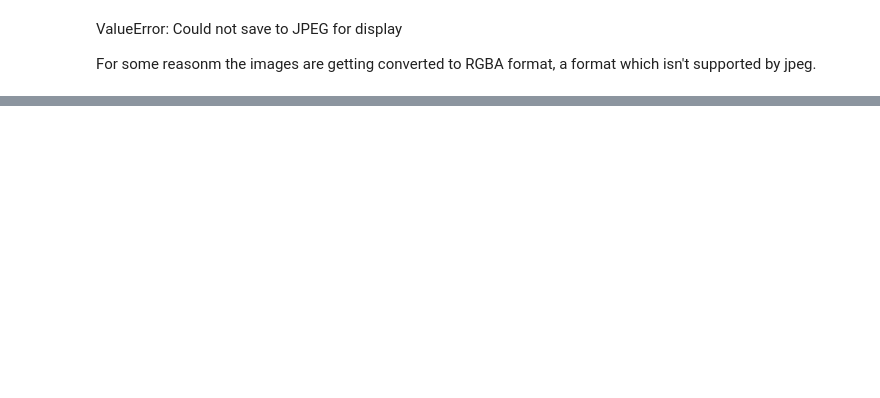
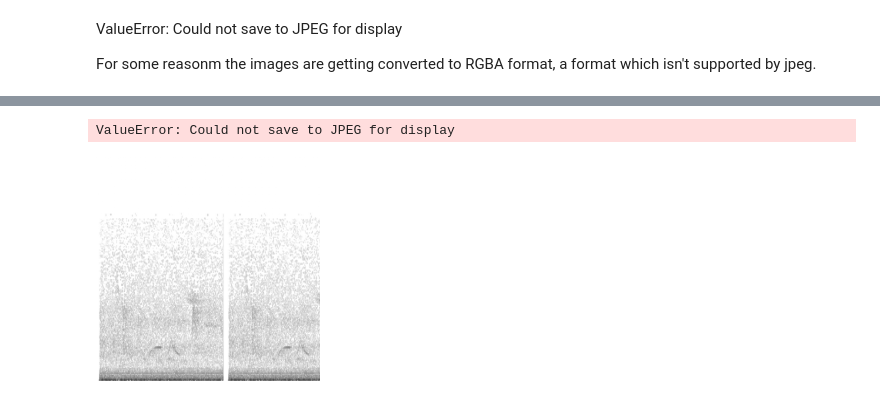
Before and after one commit to Mgallimore88/osfl_cnn_recognizer, a Jupyter notebook: notebooks/exploratory/1.6-mjg-osfl-initial-model.ipynb, the cells around one changed output, grey strips where cells are left out. Drawn from its saved outputs; the diff is of its cells as text; code cells hidden in the pictures; blank space fills up the shorter version.

```diff
--- a/notebooks/exploratory/1.6-mjg-osfl-initial-model.ipynb
+++ b/notebooks/exploratory/1.6-mjg-osfl-initial-model.ipynb
@@ -163,0 +242,5 @@ def greyscale_to_rgb(im: PIL.Image.Image) -> PIL.Image.Image:
+# %%
+image
+# %% [output]
+ValueError: Could not save to JPEG for display
+[figure, added]
```
Also changed, not shown: parts of 39 cells of this notebook, 1 other file.
